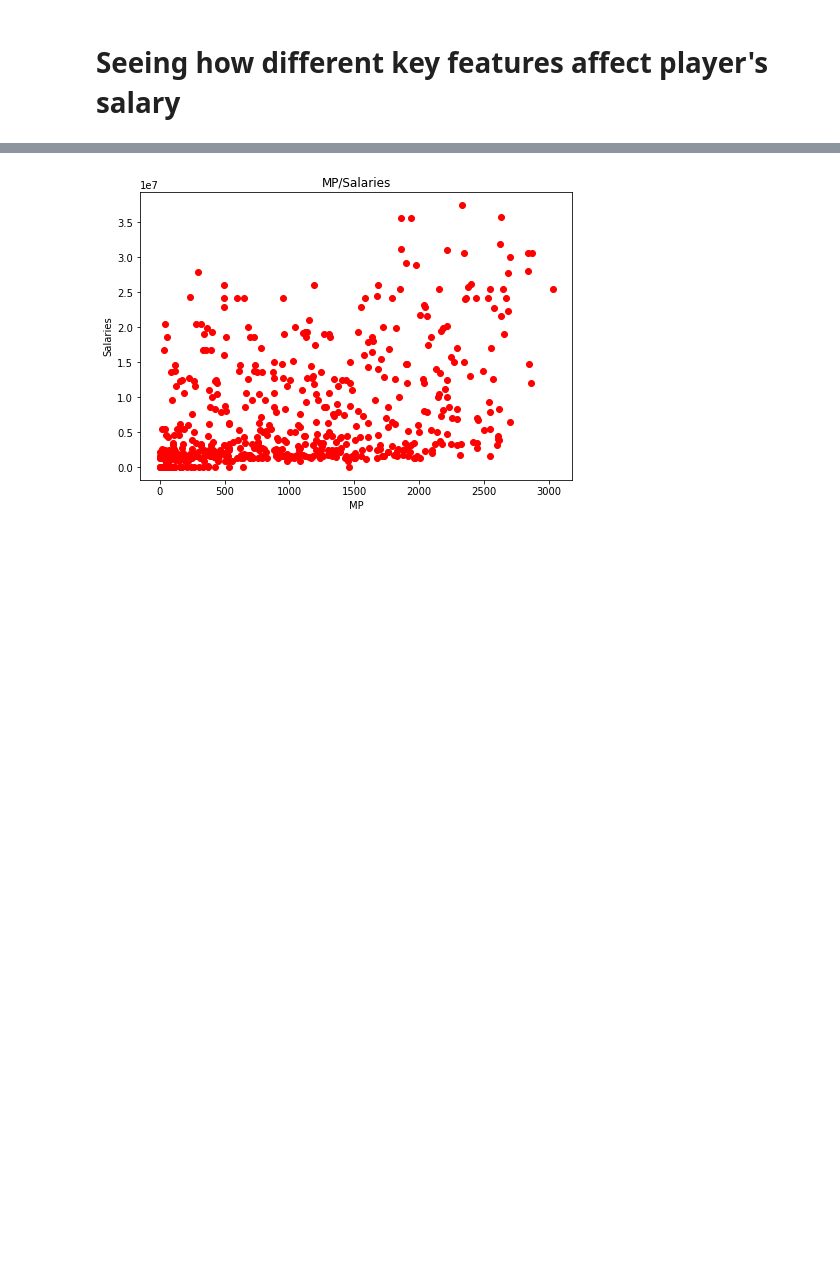
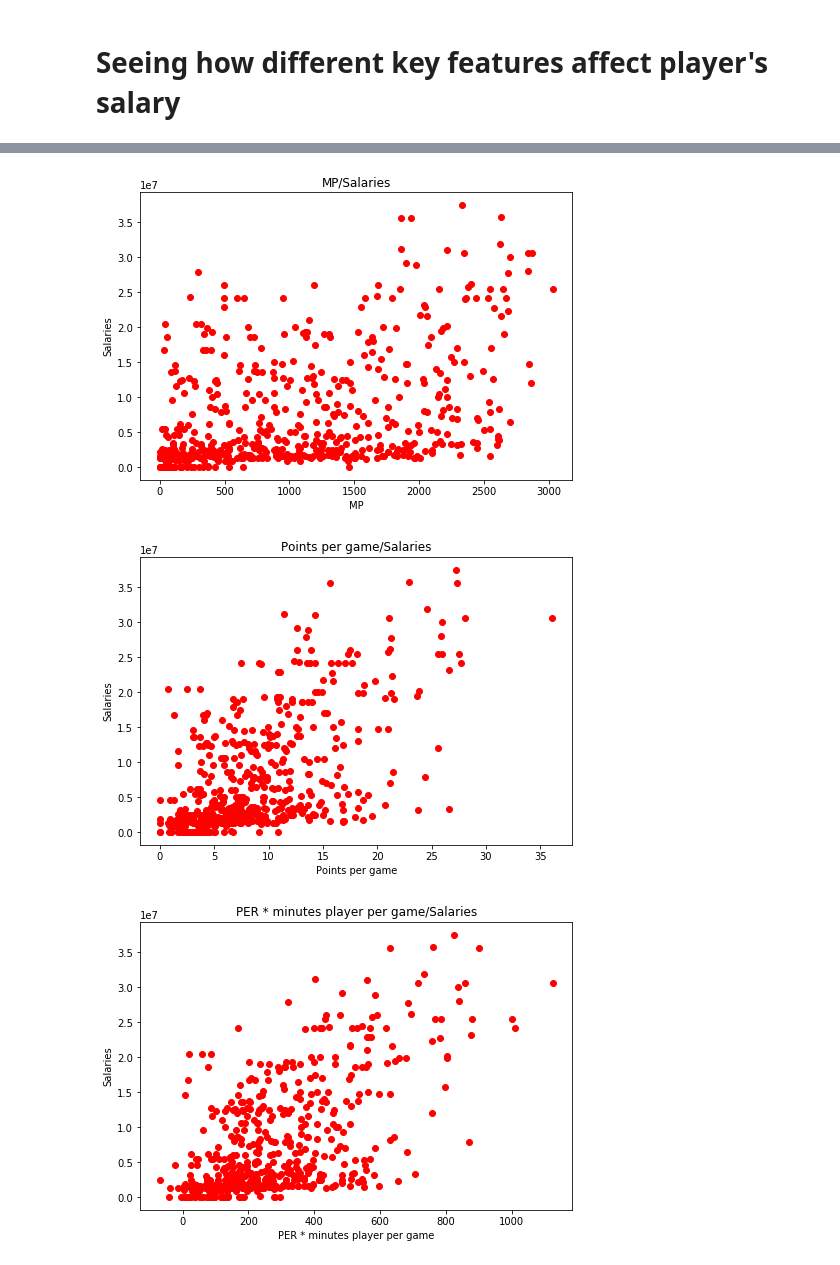
Before and after one commit to Patricklomp/nbasalaries, a Jupyter notebook: nbasalaries.ipynb, the cells around one changed output, grey strips where cells are left out. Drawn from its saved outputs; the diff is of its cells as text; code cells hidden in the pictures; blank space fills up the shorter version.

```diff
--- a/nbasalaries.ipynb
+++ b/nbasalaries.ipynb
@@ -233,21 +234,36 @@ plt.show()
 # %%
 #Looking at only last years data
 last_year_data = merged_inner[merged_inner["Year"] == 2019]
+#Some key features
 key_features = ["PER","G", "WS/48","FG%", "TRB", "PTS","TS%","MP"]
-for feature in key_features:
+
+def scatterFeature(feature, title):
     fig=plt.figure()
     ax=fig.add_axes([0,0,1,1])
-    ax.scatter(last_year_data[feature], last_year_data["Salaries"], color='r')
-    ax.set_xlabel(feature)
+    ax.scatter(feature, last_year_data["Salaries"], color='r')
+    ax.set_xlabel(title)
     ax.set_ylabel('Salaries')
-    ax.set_title(feature+"/Salaries")
+    ax.set_title(title+"/Salaries")
     plt.show()
+
+for feature in key_features:
+    scatterFeature(last_year_data[feature], feature)
+
+#Combining features
+
+#Points divided by games played
+scatterFeature(last_year_data["PTS"]/last_year_data["G"], "Points per game")
+
+#PER multiplied by minutes played per game
+scatterFeature(last_year_data["PER"] * (last_year_data["MP"]/last_year_data["G"]), "PER * minutes player per game")
 # %% [output]
 [figure]
 [figure]
 [figure]
 [figure]
 [figure]
 [figure]
 [figure]
 [figure]
+[figure, added]
+[figure, added]
```
Also changed, not shown: parts of 1 cell of this notebook, 1 other file.
